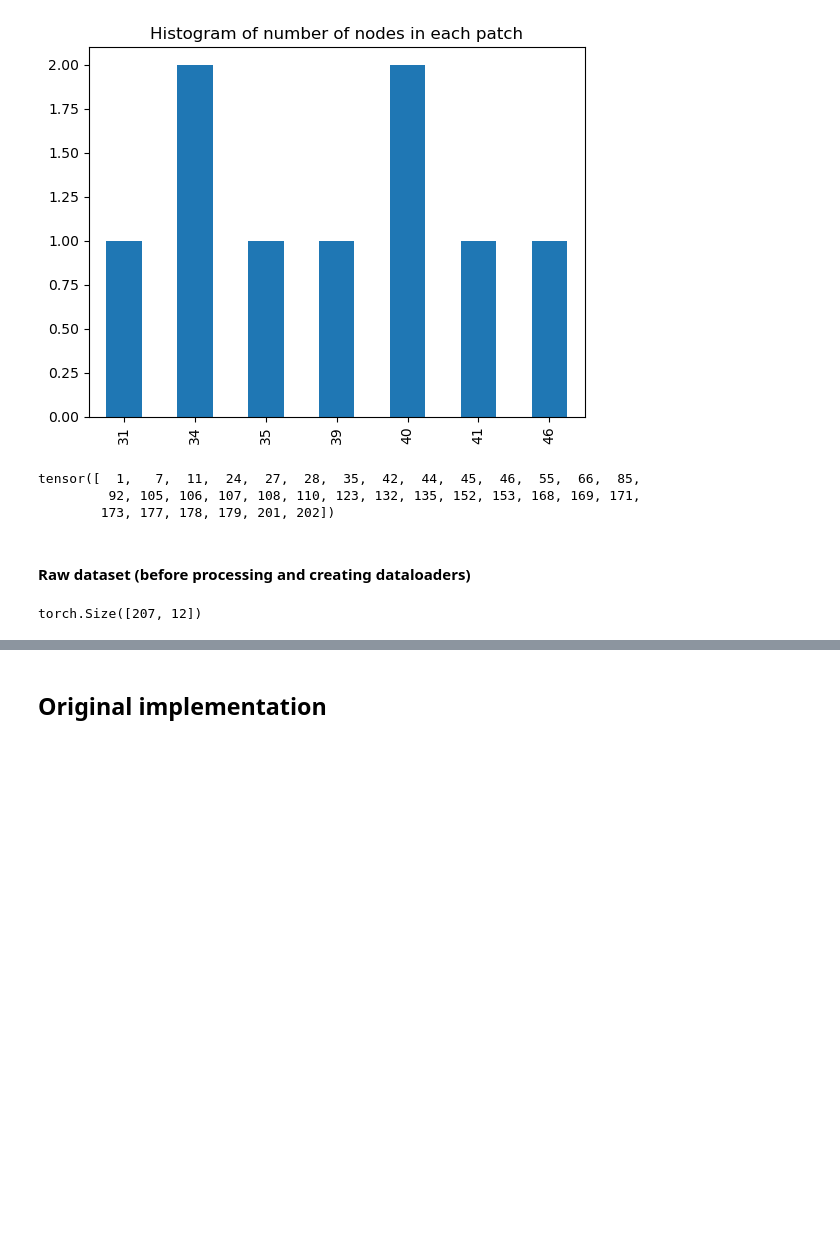
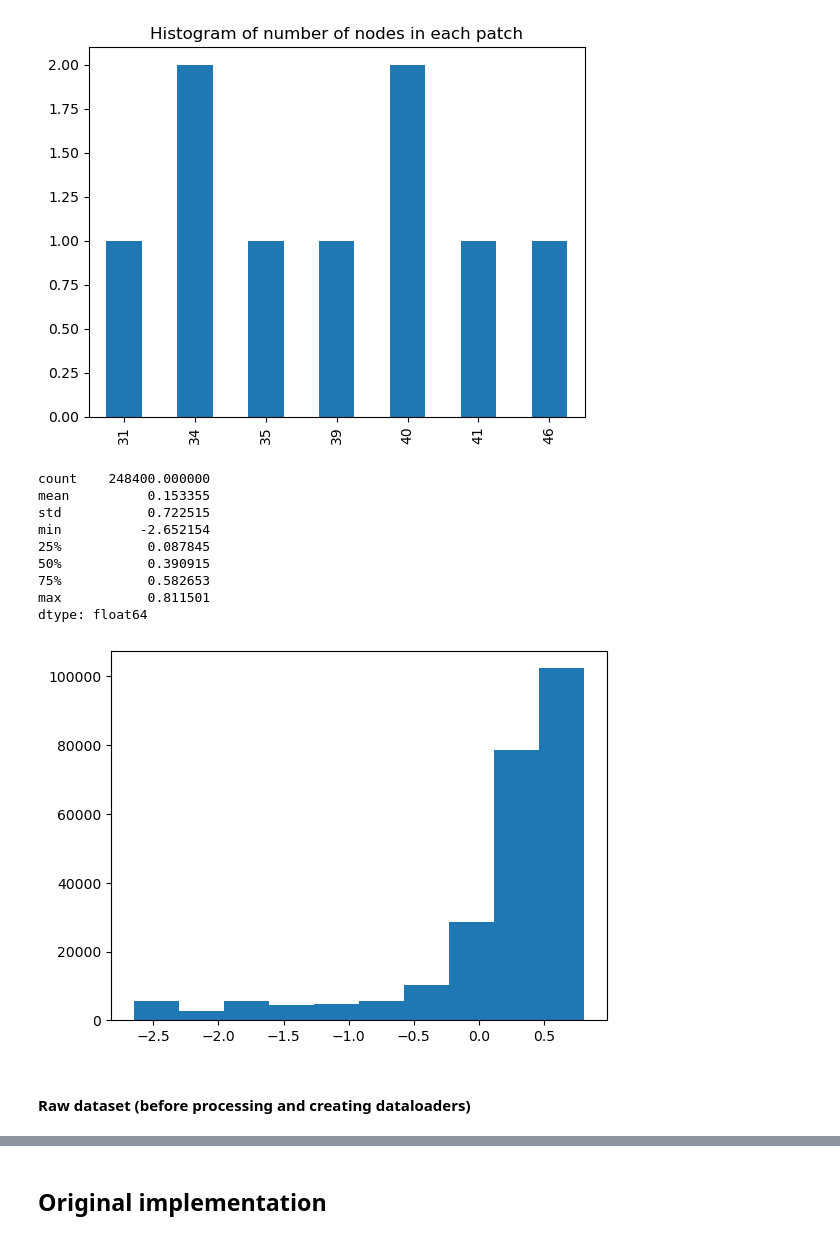
Before and after one commit to Mu-Bilal/Temporal-Graph-MLP-Mixer, a Jupyter notebook: src/TGMM-1/dev/dev1.ipynb, the cells around one changed output, grey strips where cells are left out. Cells and saved outputs as stored; diff of their text form; code cells hidden in the pictures; blank space fills up the shorter version.

```diff
--- a/src/TGMM-1/dev/dev1.ipynb
+++ b/src/TGMM-1/dev/dev1.ipynb
@@ -86,7 +86,7 @@ from omegaconf import OmegaConf
 cfg = OmegaConf.load('/Users/luis/Desktop/ETH/Courses/AS24-DL/Project/Temporal-Graph-MLP-Mixer/src/TGMM-1/model/config.yaml')
 cfg = OmegaConf.merge(cfg, OmegaConf.load('/Users/luis/Desktop/ETH/Courses/AS24-DL/Project/Temporal-Graph-MLP-Mixer/src/TGMM-1/train/metrla.yaml'))
 
-train_loader, val_loader, test_loader = create_dataloaders(cfg, 'METRLA', max_len=10)
+train_loader, val_loader, test_loader = create_dataloaders(cfg, 'METRLA', max_len=200)
 
 a = train_loader.dataset[0]
 a
@@ -118,12 +188,24 @@ Using patch-by-patch for now.
 
 For patch, create list of nodes: patch_node_map
 """
-# %%
-patch_node_map[0]
-# %% [output]
-tensor([  1,   7,  11,  24,  27,  28,  35,  42,  44,  45,  46,  55,  66,  85,
-         92, 105, 106, 107, 108, 110, 123, 132, 135, 152, 153, 168, 169, 171,
-        173, 177, 178, 179, 201, 202])
+# %%
+import torch
+a = torch.cat([train_loader.dataset[i].features for i in range(100)], dim=0).flatten()
+# %%
+print(pd.Series(a.flatten()).describe())
+plt.hist(a.flatten())
+plt.show()
+# %% [output]
+count    248400.000000
+mean          0.153355
+std           0.722515
+min          -2.652154
+25%           0.087845
+50%           0.390915
+75%           0.582653
+max           0.811501
+dtype: float64
+[figure, added]
 # %% [markdown]
 #### Raw dataset (before processing and creating dataloaders)
 # %%
@@ -134,7 +216,3 @@ from torch_geometric_temporal.dataset import METRLADatasetLoader
 loader = METRLADatasetLoader()
 dataset_metrola = loader.get_dataset(num_timesteps_in=12, num_timesteps_out=12)
 train_data, val_data, test_data = create_train_val_test_split(dataset_metrola, max_len=100)
-# %%
-train_data[0].x[:, 0, :].shape
-# %% [output]
-torch.Size([207, 12])
```
Also changed, not shown: parts of 8 cells of this notebook, 4 other files.
